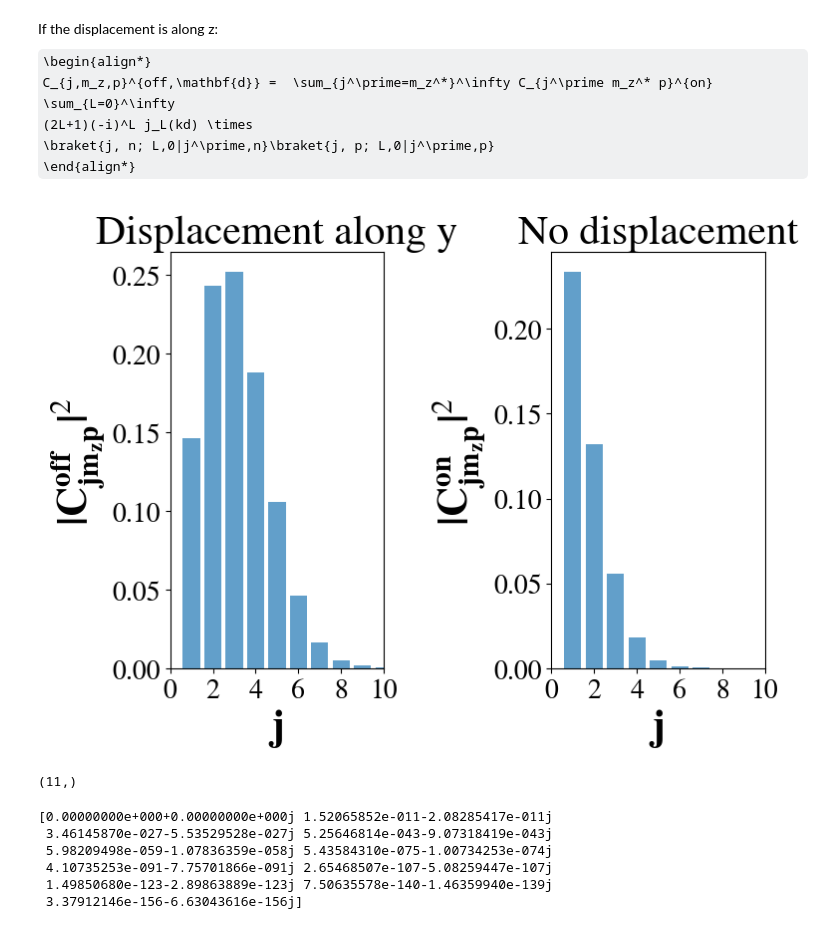
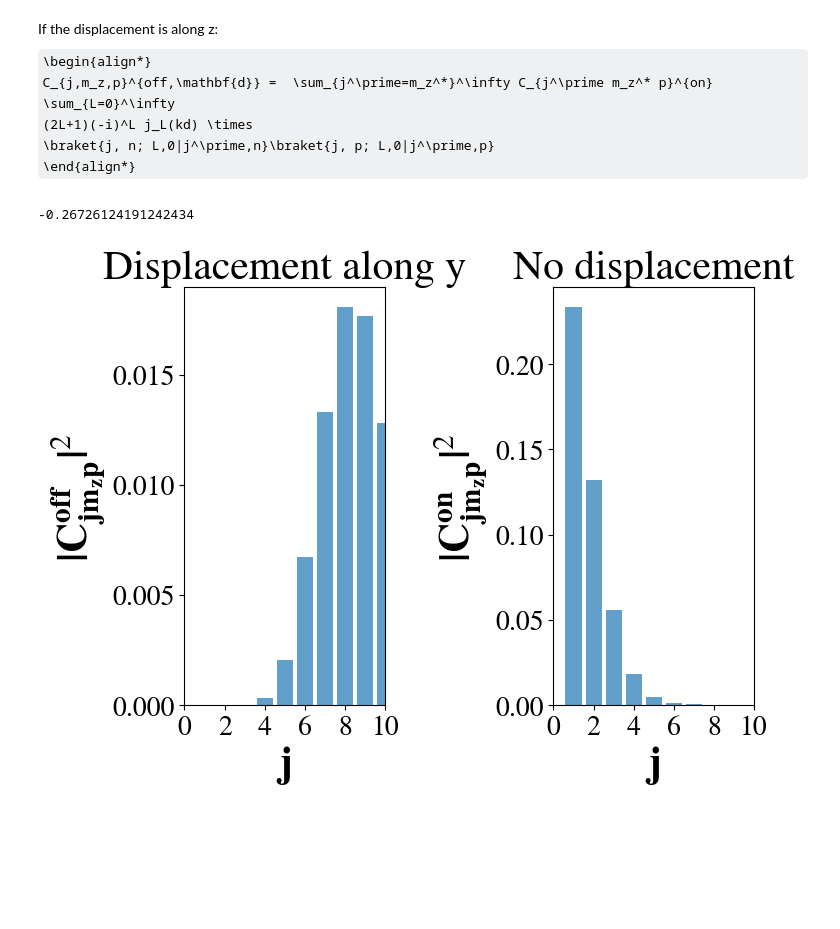
Before and after one commit to joakimpugesgaard/PyScatter, a Jupyter notebook: displaced_beams.ipynb, the cells around one changed output. Drawn from its saved outputs; the diff is of its cells as text; code cells hidden in the pictures; some formulas as TeX source; blank space fills up the shorter version.

```diff
--- a/displaced_beams.ipynb
+++ b/displaced_beams.ipynb
@@ -139,7 +150,7 @@ def process_d(d):
 
         return mag, theta, phi
 # %%
-d = np.array([0, 4, 0])
+d = np.array([0, 2, 0])
 m, theta, phi = process_d(d)
 print(m, theta, phi)
 # %% [output]
@@ -226,3 +255,38 @@ def compute_C_off(j_max, mz_star, p, k, d, C_on):
                     C_off[j, m_z + j_max] += C_on[j_prime] * sum_Ln
 
     return C_off
+# %%
+clebsch_gordan(2, 2, 2, 1, 0, 1)
+# %% [output]
+-0.26726124191242434
+# %%
+def matrix_CGs(Lmax, jpmax, clebsch_gordan_func):
+    """
+    Compute CG1 and CG2 matrices for Clebsch-Gordan coefficients.
+
+    Parameters:
+    - Lmax: Maximum L value
+    - jpmax: Maximum j' value
+    - clebsch_gordan_func: Function to compute Clebsch-Gordan coefficients
+
+    Returns:
+    - CG1: 4D NumPy array with shape (jpmax+1, Lmax+1, jpmax+1, 2*min(i, j)+1)
+    - CG2: 3D NumPy array with shape (jpmax+1, Lmax+1, jpmax+1)
+    """
+    CG1 = np.zeros((jpmax+1, Lmax+1, jpmax+1, 2*min(Lmax, jpmax)+1), dtype=np.complex128)
+    CG2 = np.zeros((jpmax+1, Lmax+1, jpmax+1), dtype=np.complex128)
+
+    for i in range(1, Lmax+1):  # Loop over i (1-based in MATLAB)
+        for j in range(1, jpmax+1):  # Loop over j
+            for k in range(jpmax+1):  # Loop over k
+                nnk = 0  # Counter for index
+                for l in range(-min(i, j), min(i, j) + 1):  # Loop over l
+                    CG1[j, k, i, nnk] = clebsch_gordan_func(j, k, i, l, 0, l)
+                    nnk += 1
+
+                # Compute CG2 (fixed l=1)
+                CG2[j, k, i] = clebsch_gordan_func(j, k, i, 1, 0, 1)
+
+    return CG1, CG2
+# %%
+CG1, CG2 = matrix_CGs(10, 10, clebsch_gordan)
@@ -229,45 +363,30 @@ def compute_C_off(j_max, mz_star, p, k, d, C_on):
 # %%
-d = np.array([0, 0.3, 0]) #displacement along y
+d = np.array([0, 1, 0]) #displacement along y
 
 k = 2*np.pi / wl
 l = 0; p = 1; q = 0
 mz_star = l+p
 C_on = foc.C_jlp(l, p, q)[0]
-C_off = compute_C_off(jmax, mz_star, p, k, d, C_on)
-
-C_off = C_off.sum(axis=1)  # Sum over m_z to get C_off for each j
+C_off = compute_C_off(jmax, mz_star, k, d, C_on)
 # %%
 #plot C_off
 fig, ax = plt.subplots(1, 2, figsize=(8, 6))
-ax[0].bar(np.arange(0, len(C_off)), np.abs(C_off)**2, alpha=0.7)
+ax[0].bar(np.arange(1, len(C_off)+1), np.sum(C_off,1), alpha=0.7)
 ax[0].set_ylabel(r"$\mathbf{|C^{off}_{jm_zp}|}^2$", fontsize=30)
 ax[0].set_xlabel('j', fontsize=30)
 ax[0].set_xlim(0, jmax)
 ax[0].set_xticks(range(0, jmax + 1, 2))  # Set x-ticks to increase in steps of 2
 ax[0].tick_params(axis='both', which='major', labelsize=20)
 ax[0].set_title("Displacement along y", fontsize=30)
-ax[1].bar(np.arange(0, len(C_off)), np.abs(foc.C_jlp(l = 0, p = 1, q = 0)[0])**2, alpha=0.7)
+ax[1].bar(np.arange(1, len(C_off)+1), np.abs(foc.C_jlp(l = 0, p = 1, q = 0)[0][1:])**2, alpha=0.7)
 ax[1].set_ylabel(r"$\mathbf{|C^{on}_{jm_zp}|}^2$", fontsize=30)
 ax[1].set_xlabel('j', fontsize=30)
 ax[1].set_xlim(0, jmax)
 ax[1].set_xticks(range(0, jmax + 1, 2))  # Set x-ticks to increase in steps of 2
 ax[1].tick_params(axis='both', which='major', labelsize=20)
 ax[1].set_title("No displacement", fontsize=30)
 
 fig.tight_layout()
 plt.show()
 # %% [output]
-[figure, old version]
+[figure, new version]
-# %%
-C_off.shape
-# %% [output]
-(11,)
-# %%
-print(C_off)
-# %% [output]
-[0.00000000e+000+0.00000000e+000j 1.52065852e-011-2.08285417e-011j
- 3.46145870e-027-5.53529528e-027j 5.25646814e-043-9.07318419e-043j
- 5.98209498e-059-1.07836359e-058j 5.43584310e-075-1.00734253e-074j
- 4.10735253e-091-7.75701866e-091j 2.65468507e-107-5.08259447e-107j
- 1.49850680e-123-2.89863889e-123j 7.50635578e-140-1.46359940e-139j
- 3.37912146e-156-6.63043616e-156j]
```
Also changed, not shown: parts of 9 cells of this notebook.
